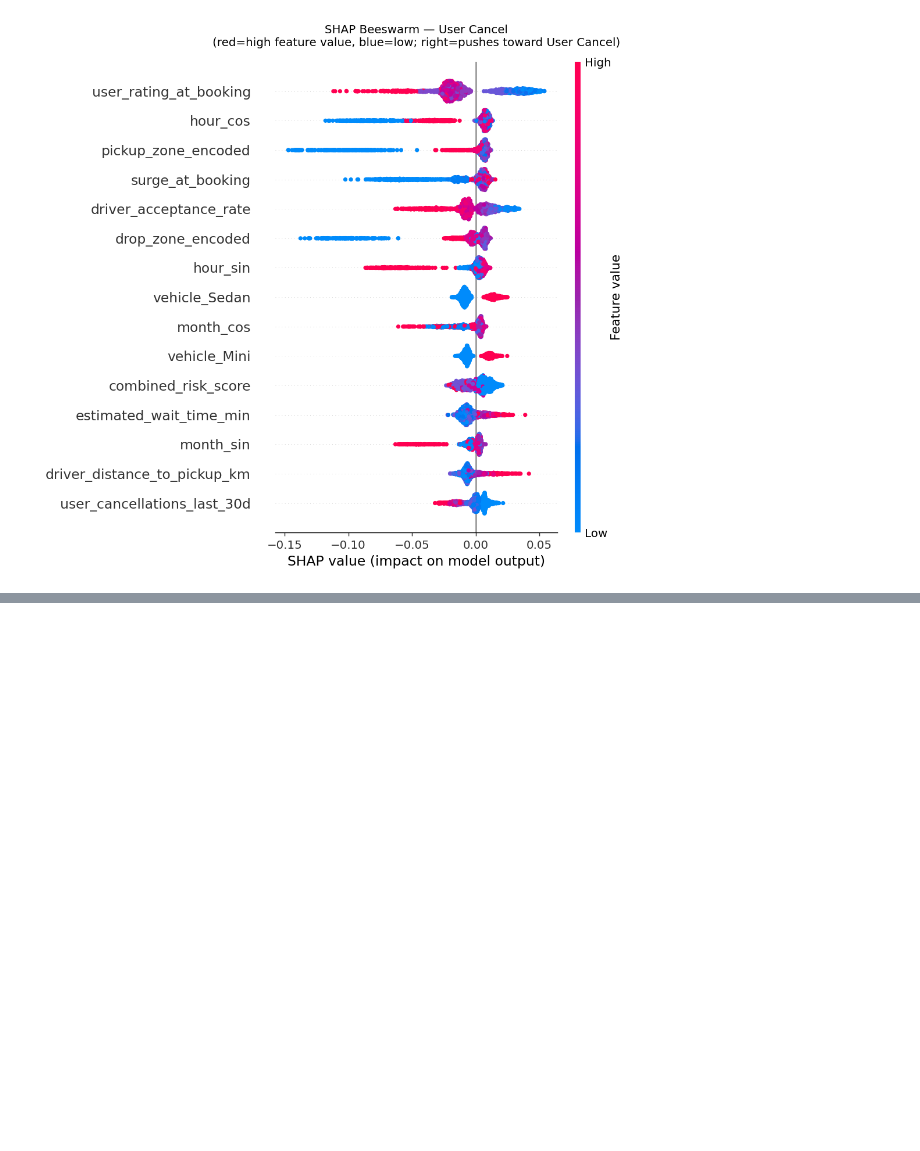
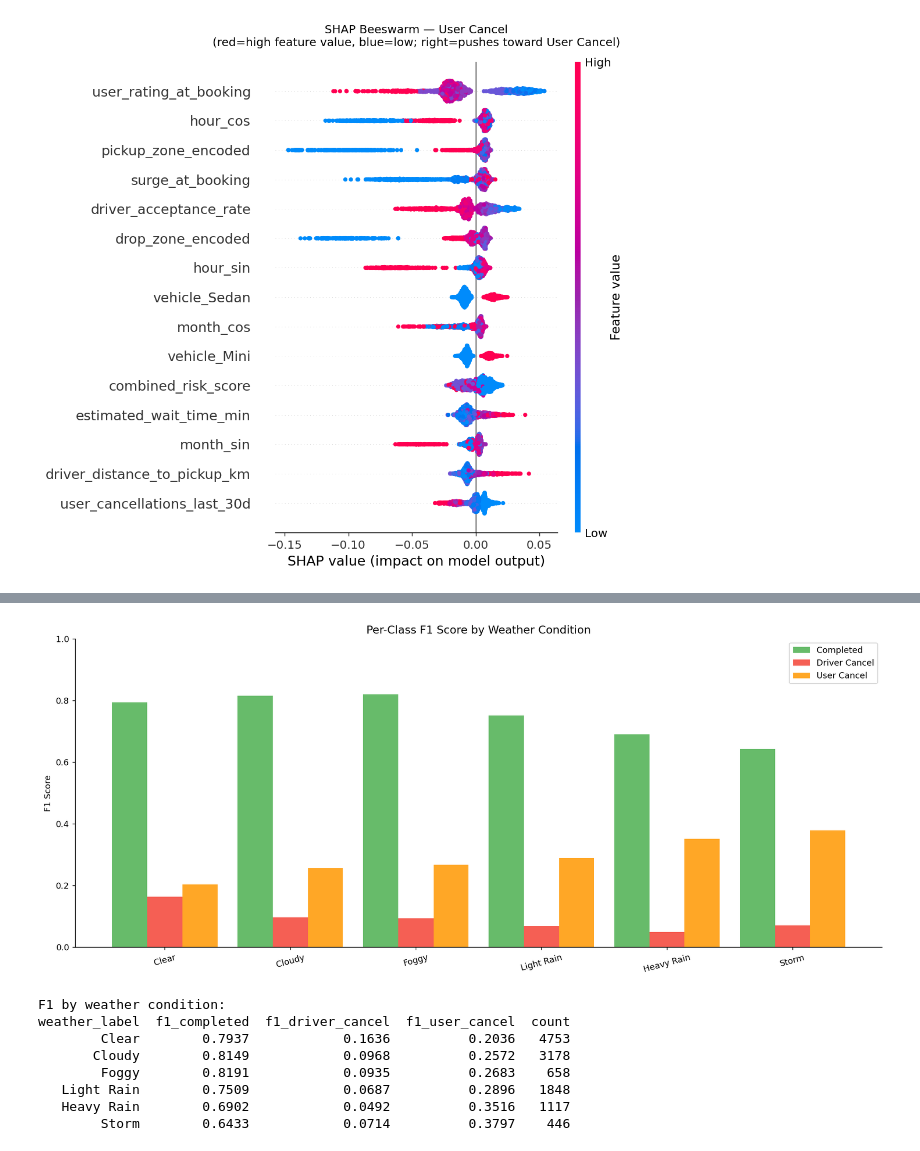
Before and after one commit to praveenkumar993/realworld-ds-ml, a Jupyter notebook: ride_sharing/cancellation_prediction/notebooks/06_model_evaluation.ipynb, the cells around one changed output, grey strips where cells are left out. Cells and saved outputs as stored; diff of their text form; code cells hidden in the pictures; blank space fills up the shorter version.

```diff
--- a/ride_sharing/cancellation_prediction/notebooks/06_model_evaluation.ipynb
+++ b/ride_sharing/cancellation_prediction/notebooks/06_model_evaluation.ipynb
@@ -379,0 +499,44 @@ IndexError: index 1 is out of bounds for axis 0 with size 1
+# %%
+weather_order = ["Clear","Cloudy","Foggy","Light Rain","Heavy Rain","Storm"]
+weather_f1    = f1_per_class_by_group(eval_df, "weather_label")
+weather_f1    = weather_f1.set_index("weather_label").reindex(
+    [w for w in weather_order if w in weather_f1["weather_label"].values]
+).reset_index()
+
+fig, ax = plt.subplots(figsize=(14, 6))
+x     = np.arange(len(weather_f1))
+width = 0.28
+
+ax.bar(x - width, weather_f1["f1_completed"],
+       width, label="Completed",     color=OUTCOME_COLORS[0], alpha=0.85)
+ax.bar(x,         weather_f1["f1_driver_cancel"],
+       width, label="Driver Cancel", color=OUTCOME_COLORS[1], alpha=0.85)
+ax.bar(x + width, weather_f1["f1_user_cancel"],
+       width, label="User Cancel",   color=OUTCOME_COLORS[2], alpha=0.85)
+
+ax.set_title("Per-Class F1 Score by Weather Condition", fontsize=13)
+ax.set_xticks(x)
+ax.set_xticklabels(weather_f1["weather_label"], rotation=15)
+ax.set_ylabel("F1 Score")
+ax.set_ylim(0, 1)
+ax.legend()
+
+plt.tight_layout()
+plt.savefig("../data/processed/eval_06_f1_by_weather.png",
+            dpi=150, bbox_inches="tight")
+plt.show()
+
+print("F1 by weather condition:")
+print(weather_f1[["weather_label","f1_completed",
+                   "f1_driver_cancel","f1_user_cancel",
+                   "count"]].to_string(index=False))
+# %% [output]
+[figure, added]
+F1 by weather condition:
+weather_label  f1_completed  f1_driver_cancel  f1_user_cancel  count
+        Clear        0.7937            0.1636          0.2036   4753
+       Cloudy        0.8149            0.0968          0.2572   3178
+        Foggy        0.8191            0.0935          0.2683    658
+   Light Rain        0.7509            0.0687          0.2896   1848
+   Heavy Rain        0.6902            0.0492          0.3516   1117
+        Storm        0.6433            0.0714          0.3797    446
```
Also changed, not shown: parts of 10 cells of this notebook.
